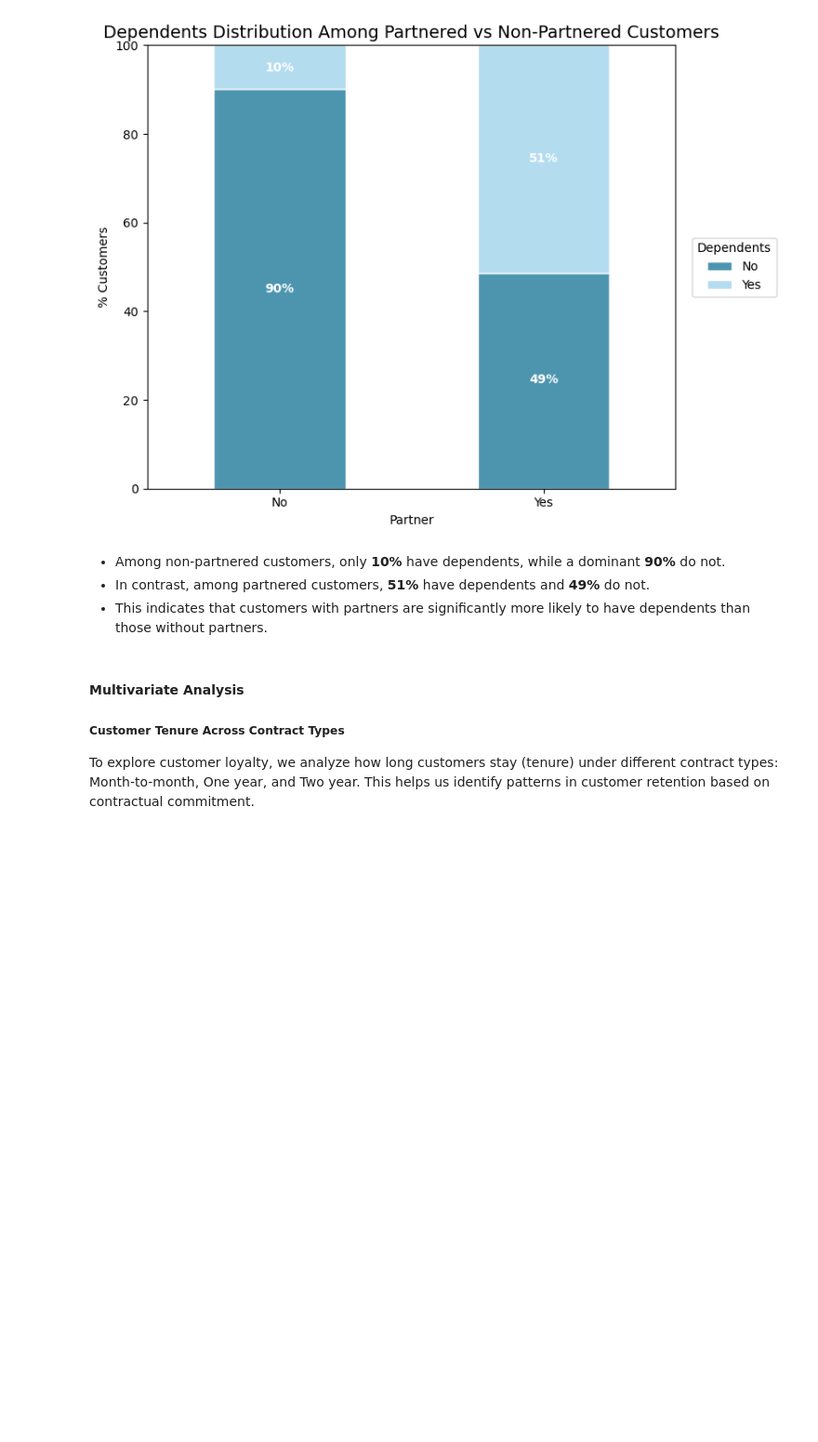
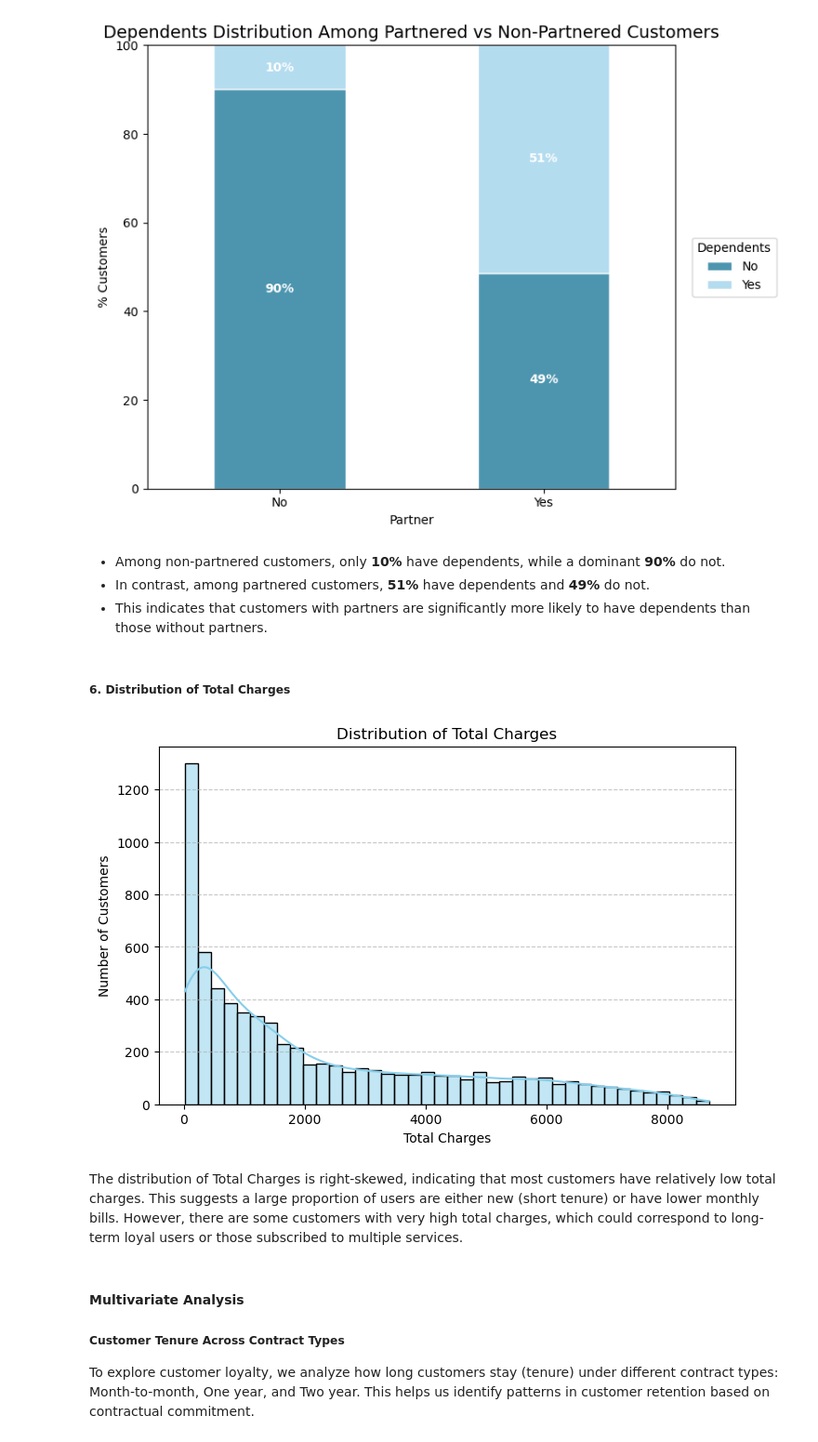
Before and after one commit to Jaspreetkhokhar12/customer-churn-analysis, a Jupyter notebook: churn_analysis.ipynb, the cells around one changed output. Shown at 93% size. Saved outputs shown, nothing was run; the diff lists cells and outputs as text; code cells hidden in the pictures; blank space fills up the shorter version.

```diff
--- a/churn_analysis.ipynb
+++ b/churn_analysis.ipynb
@@ -383,6 +383,20 @@ plot_dependents_distribution_by_partner(df)
 - Among non-partnered customers, only **10%** have dependents, while a dominant **90%** do not.
 - In contrast, among partnered customers, **51%** have dependents and **49%** do not.
 - This indicates that customers with partners are significantly more likely to have dependents than those without partners.
+# %% [markdown]
+##### 6. Distribution of Total Charges
+# %%
+plt.figure(figsize=(8, 5))
+sns.histplot(df_cleaned['TotalCharges'], bins=40, kde=True, color='skyblue')
+plt.title("Distribution of Total Charges")
+plt.xlabel("Total Charges")
+plt.ylabel("Number of Customers")
+plt.grid(axis='y', linestyle='--', alpha=0.7)
+plt.show()
+# %% [output]
+[figure, added]
+# %% [markdown]
+The distribution of Total Charges is right-skewed, indicating that most customers have relatively low total charges. This suggests a large proportion of users are either new (short tenure) or have lower monthly bills. However, there are some customers with very high total charges, which could correspond to long-term loyal users or those subscribed to multiple services.
 # %% [markdown]
 #### Multivariate Analysis
 
```
Also changed, not shown: parts of 19 cells of this notebook.
